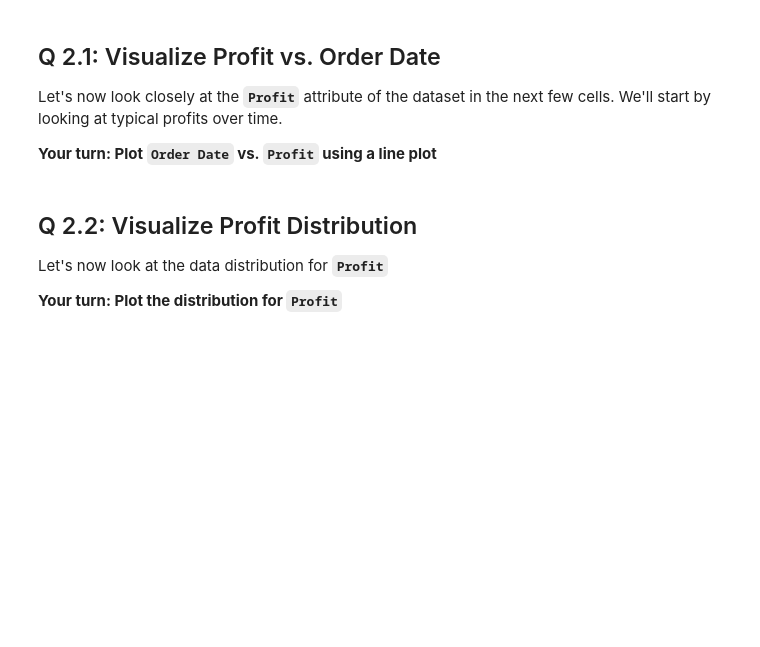
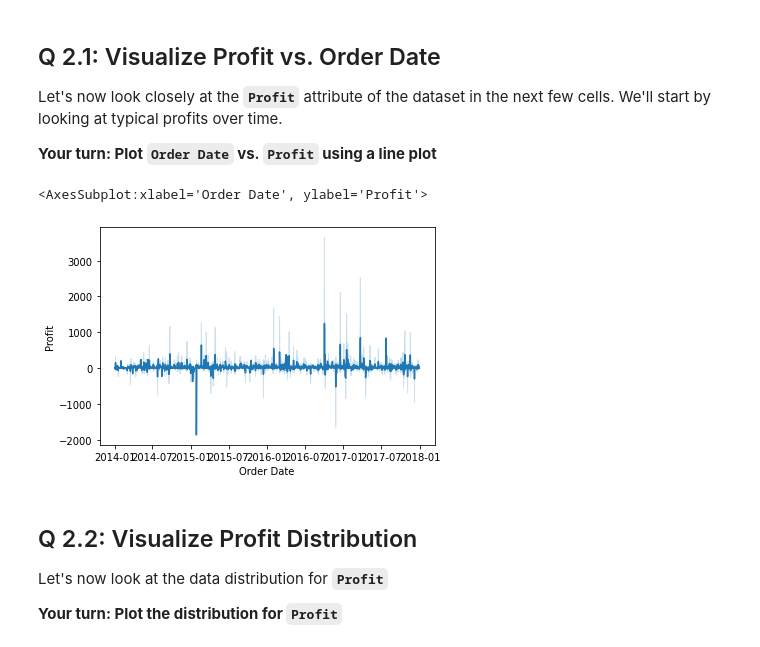
Before and after one commit to JWString/MLUnit16.4, a Jupyter notebook: Mini_Project_Anomaly_Detection.ipynb, the cells around one changed output. Cells and saved outputs as stored; diff of their text form; code cells hidden in the pictures; blank space fills up the shorter version.

```diff
--- a/Mini_Project_Anomaly_Detection.ipynb
+++ b/Mini_Project_Anomaly_Detection.ipynb
@@ -75,6 +113,11 @@ Let's now look closely at the __`Profit`__ attribute of the dataset in the next
 __Your turn: Plot `Order Date` vs. `Profit` using a line plot__
 # %%
 #<FILL BLANKS HERE>
+
+sns.lineplot(x=df['Order Date'], y=df['Profit'])
+# %% [output]
+<AxesSubplot:xlabel='Order Date', ylabel='Profit'>
+[figure, added]
 # %% [markdown]
 ## Q 2.2: Visualize Profit Distribution
 
```
Also changed, not shown: parts of 56 cells of this notebook.
